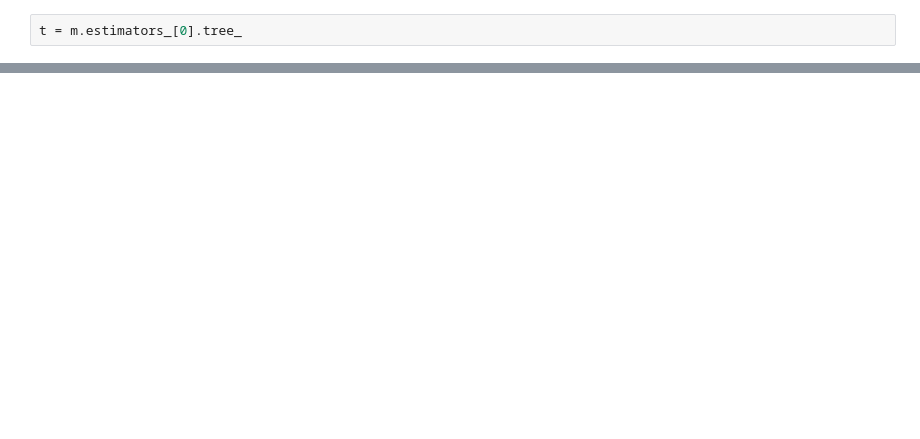
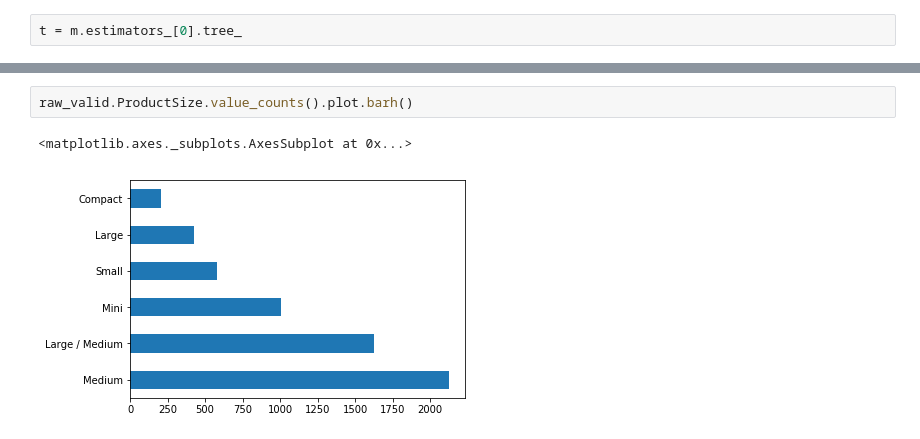
Before and after one commit to Lalit-Yadav-E1483/ML-Practice, a Jupyter notebook: Blue Book/blue_book.ipynb, the cells around one changed output, grey strips where cells are left out. Cells and saved outputs as stored; diff of their text form; blank space fills up the shorter version.

```diff
--- a/Blue Book/blue_book.ipynb
+++ b/Blue Book/blue_book.ipynb
@@ -306,0 +515,5 @@ print_score(m)
+# %%
+raw_valid.ProductSize.value_counts().plot.barh()
+# %% [output]
+<matplotlib.axes._subplots.AxesSubplot at 0x...>
+[figure, added]
```
Also changed, not shown: parts of 81 cells of this notebook, 1 other file.
